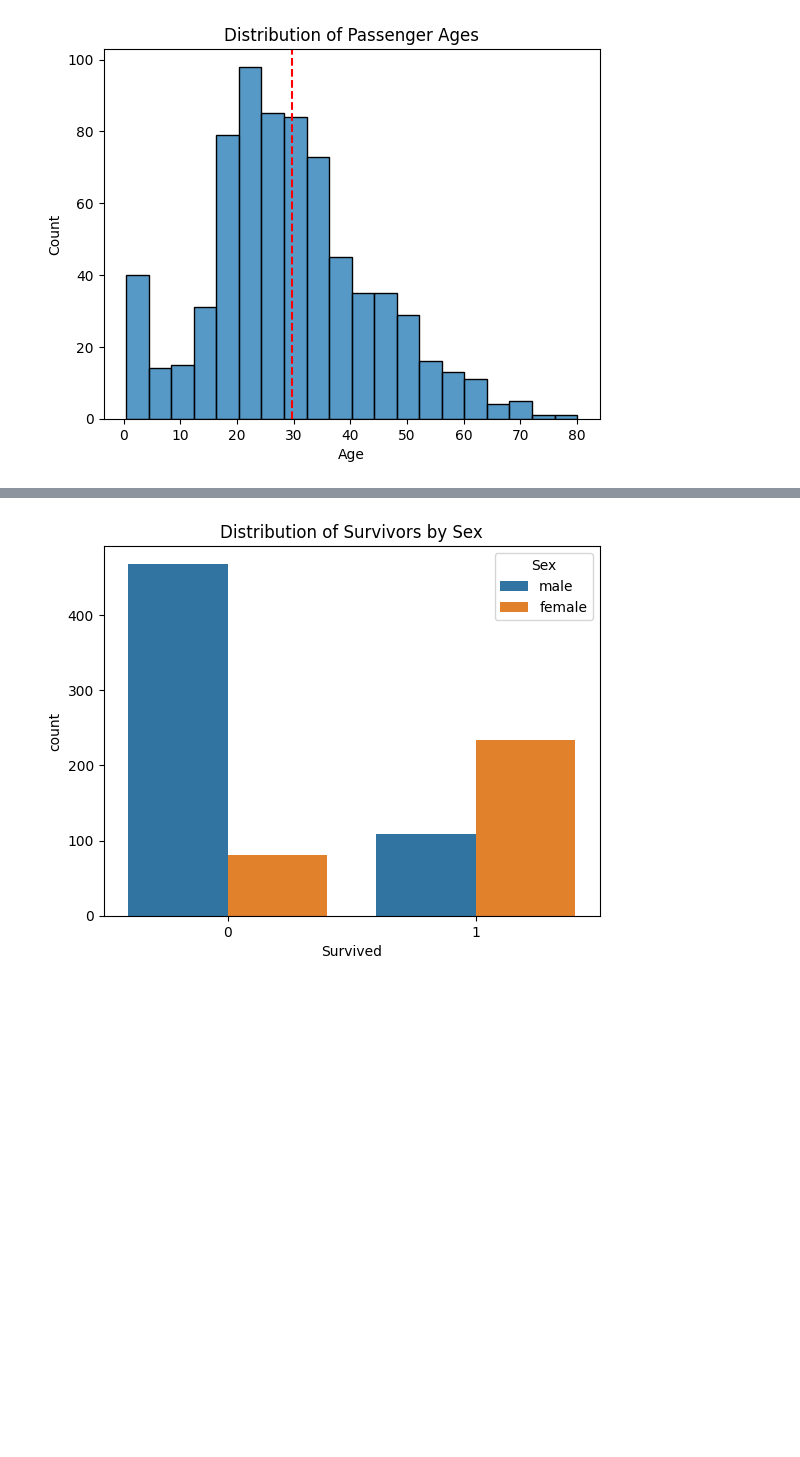
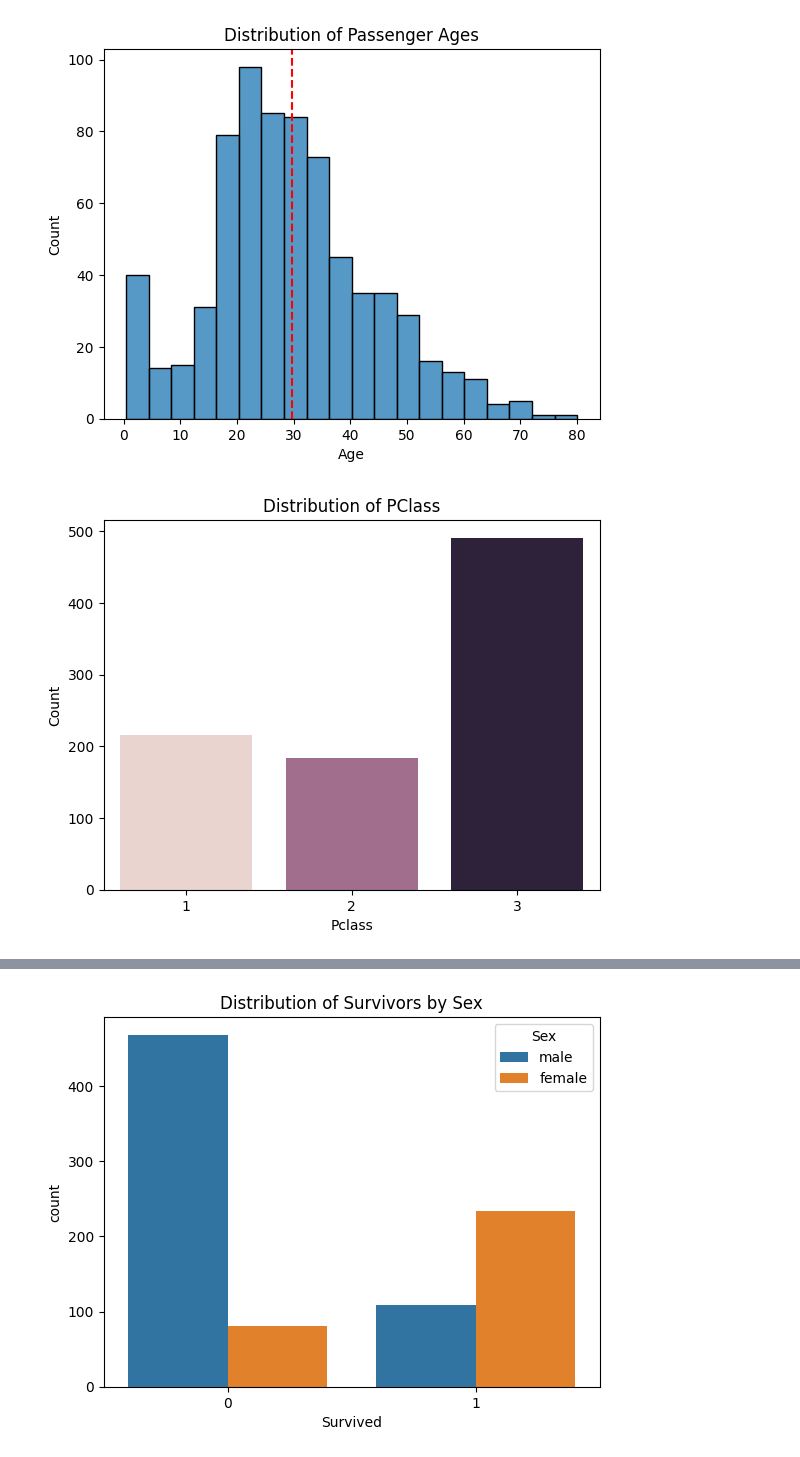
Before and after one commit to cafesmire/notebooks, a Jupyter notebook: titanic_eda/titanic_eda.ipynb, the cells around one changed output, grey strips where cells are left out. Drawn from its saved outputs; the diff is of its cells as text; code cells hidden in the pictures; blank space fills up the shorter version.

```diff
--- a/titanic_eda/titanic_eda.ipynb
+++ b/titanic_eda/titanic_eda.ipynb
@@ -106,3 +117,11 @@ plt.axvline(train['Age'].mean(), color='r', linestyle='--')
 plt.show()
 # %% [output]
 [figure]
+# %%
+pclass_count = train.groupby('Pclass').size().reset_index(name='Pclass_count')
+ax = sns.barplot(pclass_count, x='Pclass', y='Pclass_count', hue='Pclass', legend=False)
+ax.set_ylabel('Count')
+plt.title('Distribution of PClass')
+plt.show()
+# %% [output]
+[figure, added]
```
Also changed, not shown: parts of 23 cells of this notebook.
